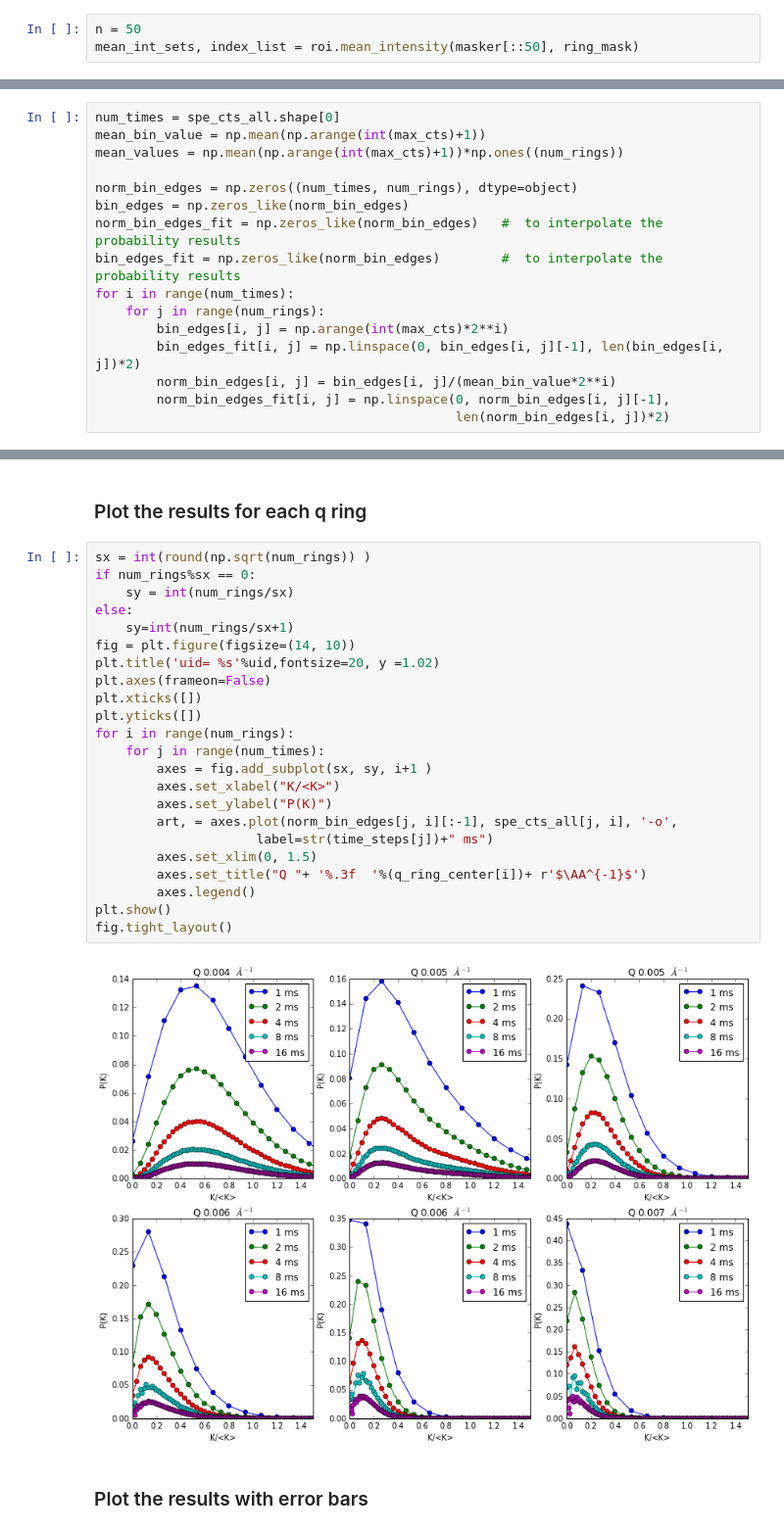
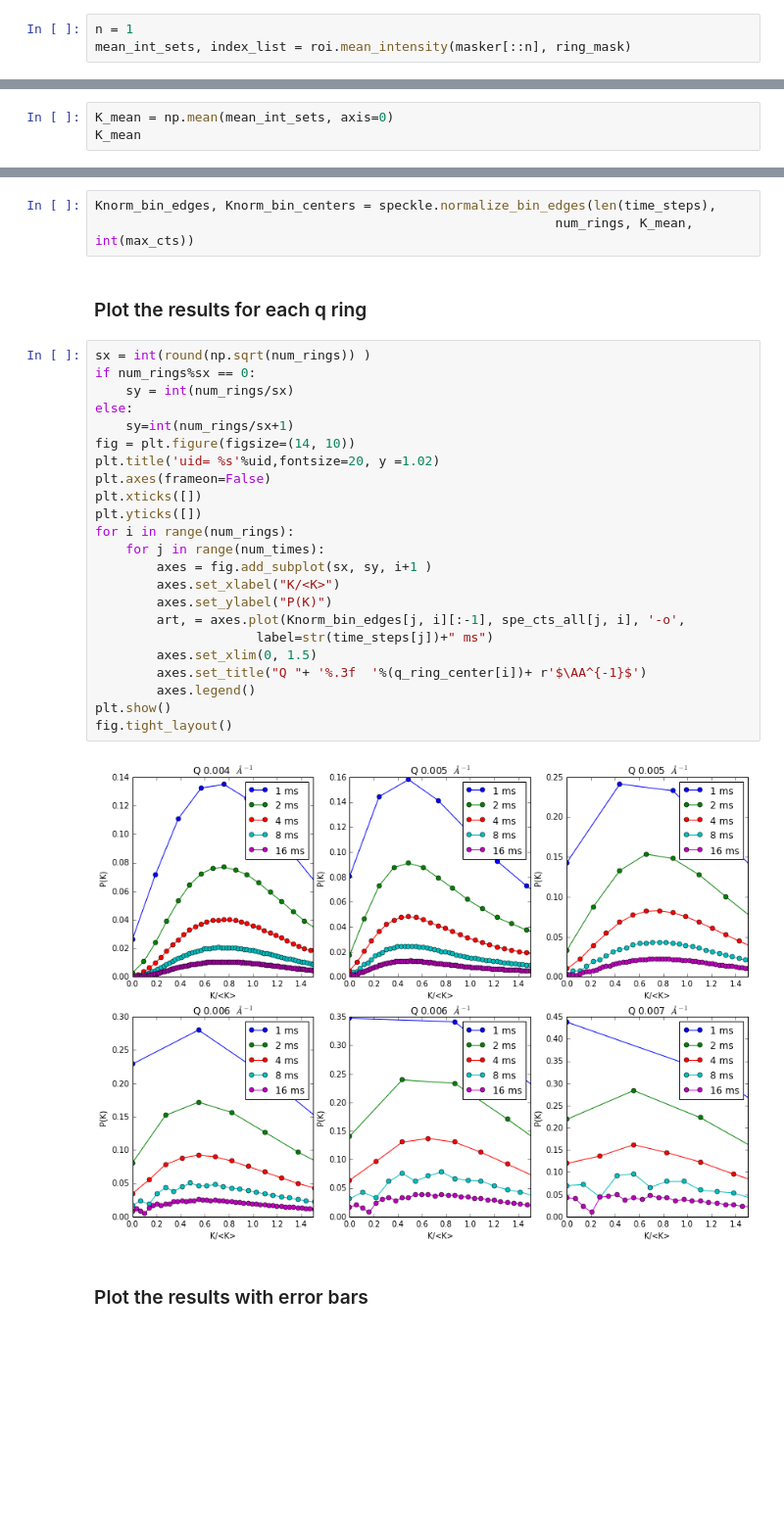
Before and after one commit to NSLS-II-CHX/chx-pipelines, a Jupyter notebook: XSVS pipeline.ipynb, the cells around one changed output, grey strips where cells are left out. Shown at 98% size. Drawn from its saved outputs; the diff is of its cells as text; blank space fills up the shorter version.

```diff
--- a/XSVS pipeline.ipynb
+++ b/XSVS pipeline.ipynb
@@ -390,8 +390,8 @@ masker = Masker(imgs, mask)
 # %% [markdown]
 ##  Mean intensities for each ring
 # %%
-n = 50
-mean_int_sets, index_list = roi.mean_intensity(masker[::50], ring_mask)
+n = 1
+mean_int_sets, index_list = roi.mean_intensity(masker[::n], ring_mask)
 # %%
 time = np.arange(len(imgs[::n]))*timeperframe  # get the time for each frame
 
@@ -408,0 +409,3 @@ plt.show()
+# %%
+K_mean = np.mean(mean_int_sets, axis=0)
+K_mean
@@ -430,19 +446,3 @@ spe_cts_all, std_dev = speckle.xsvs((masker,), ring_mask, timebin_num=2,
                              number_of_img=30, max_cts=int(max_cts))
 # %% [markdown]
 ### get the bin edges
-# %%
-num_times = spe_cts_all.shape[0]
-mean_bin_value = np.mean(np.arange(int(max_cts)+1))
-mean_values = np.mean(np.arange(int(max_cts)+1))*np.ones((num_rings))
-
-norm_bin_edges = np.zeros((num_times, num_rings), dtype=object)
-bin_edges = np.zeros_like(norm_bin_edges)
-norm_bin_edges_fit = np.zeros_like(norm_bin_edges)   #  to interpolate the probability results
-bin_edges_fit = np.zeros_like(norm_bin_edges)        #  to interpolate the probability results
-for i in range(num_times):
-    for j in range(num_rings):
-        bin_edges[i, j] = np.arange(int(max_cts)*2**i)
-        bin_edges_fit[i, j] = np.linspace(0, bin_edges[i, j][-1], len(bin_edges[i, j])*2)
-        norm_bin_edges[i, j] = bin_edges[i, j]/(mean_bin_value*2**i)
-        norm_bin_edges_fit[i, j] = np.linspace(0, norm_bin_edges[i, j][-1],
-                                               len(norm_bin_edges[i, j])*2)
@@ -453,30 +449,33 @@ mean_bin_value
+# %%
+Knorm_bin_edges, Knorm_bin_centers = speckle.normalize_bin_edges(len(time_steps),
+                                                            num_rings, K_mean, int(max_cts))
 # %% [markdown]
 ### Plot the results for each q ring
 # %%
 sx = int(round(np.sqrt(num_rings)) )
 if num_rings%sx == 0:
     sy = int(num_rings/sx)
 else:
     sy=int(num_rings/sx+1)
 fig = plt.figure(figsize=(14, 10))
 plt.title('uid= %s'%uid,fontsize=20, y =1.02)
 plt.axes(frameon=False)
 plt.xticks([])
 plt.yticks([])
 for i in range(num_rings):
     for j in range(num_times):
         axes = fig.add_subplot(sx, sy, i+1 )
         axes.set_xlabel("K/<K>")
         axes.set_ylabel("P(K)")
-        art, = axes.plot(norm_bin_edges[j, i][:-1], spe_cts_all[j, i], '-o',
+        art, = axes.plot(Knorm_bin_edges[j, i][:-1], spe_cts_all[j, i], '-o',
                      label=str(time_steps[j])+" ms")
         axes.set_xlim(0, 1.5)
         axes.set_title("Q "+ '%.3f  '%(q_ring_center[i])+ r'$\AA^{-1}$')
         axes.legend()
 plt.show()
 fig.tight_layout()
 # %% [output]
-[figure, old version]
+[figure, new version]
 # %% [markdown]
 ### Plot the results with error bars
 # %%
```
Also changed, not shown: parts of 16 cells of this notebook.
